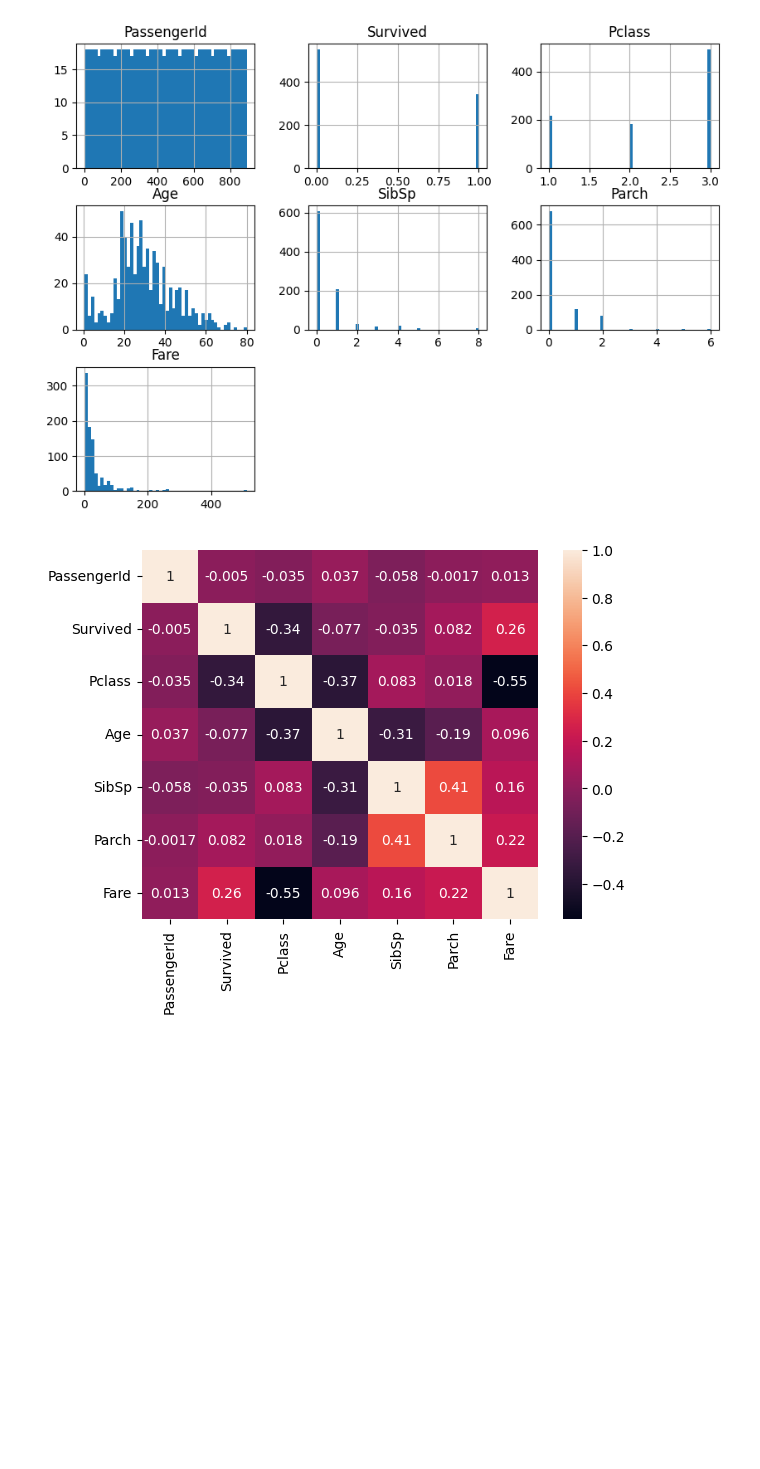
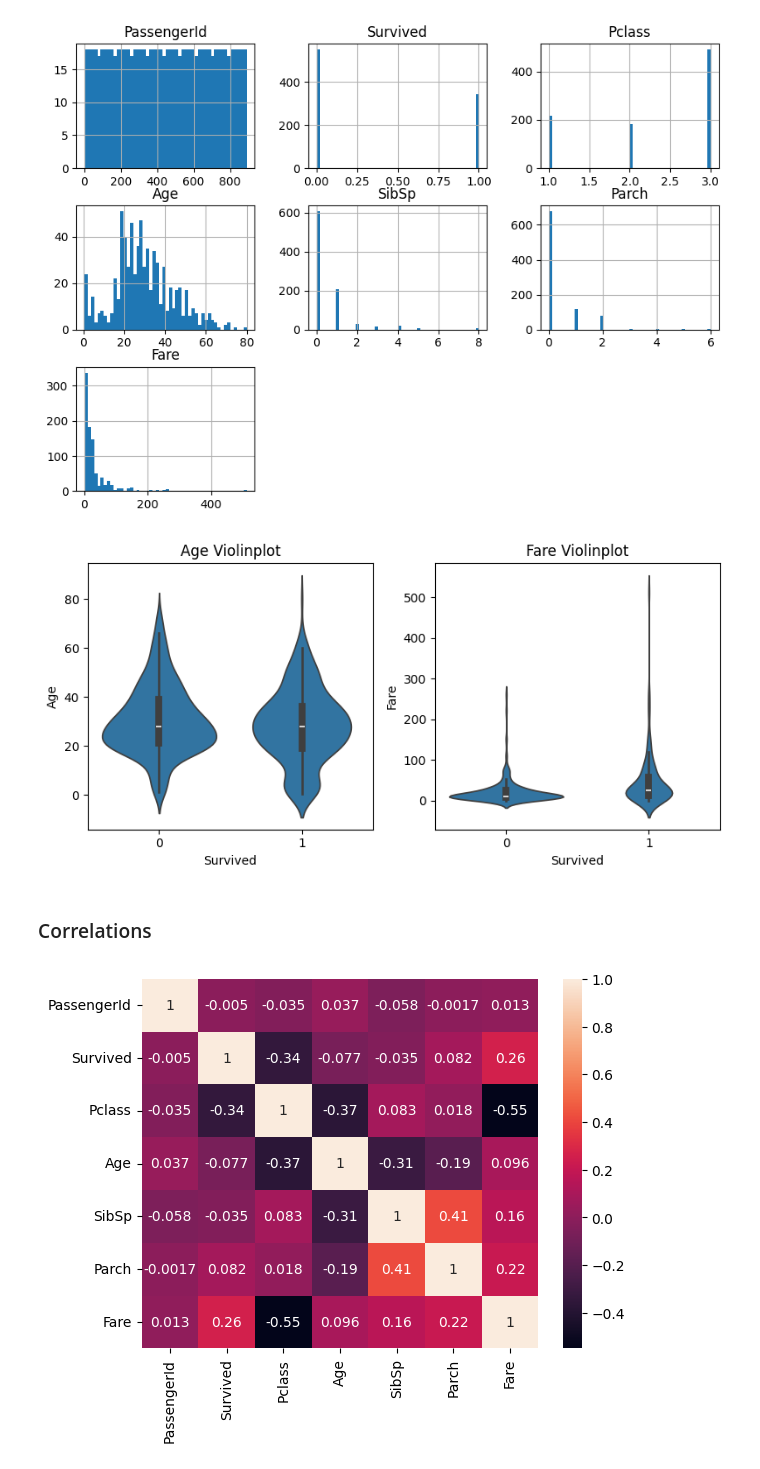
Before and after one commit to essiesalari/Titanic-ML, a Jupyter notebook: TitanicML.ipynb, the cells around one changed output. Drawn from its saved outputs; the diff is of its cells as text; code cells hidden in the pictures; blank space fills up the shorter version.

```diff
--- a/TitanicML.ipynb
+++ b/TitanicML.ipynb
@@ -87,6 +89,21 @@ df_train.hist(bins=50, figsize=(10,7))
 plt.show()
 # %% [output]
 [figure]
+# %%
+fig, axes =plt.subplots(1, 2, figsize=(8, 4))
+
+sns.violinplot(x='Survived', y='Age', data=df_train, ax=axes[0])
+axes[0].set_title('Age Violinplot')
+
+sns.violinplot(x='Survived', y='Fare', data=df_train, ax=axes[1])
+axes[1].set_title('Fare Violinplot')
+
+plt.tight_layout()
+plt.show()
+# %% [output]
+[figure, added]
+# %% [markdown]
+### Correlations
 # %%
 # Vusualize the correlations
 corr_matrix = df_train.corr()
```
Also changed, not shown: parts of 7 cells of this notebook.
